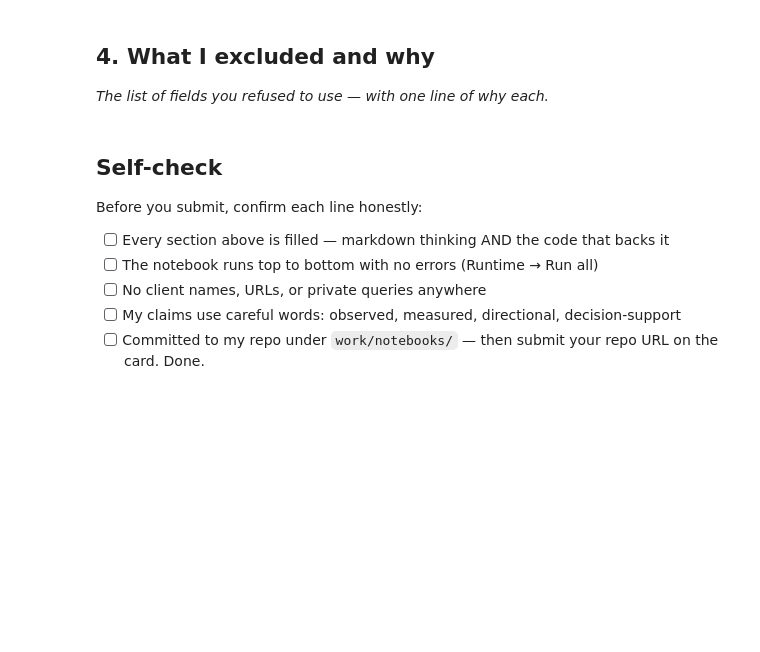
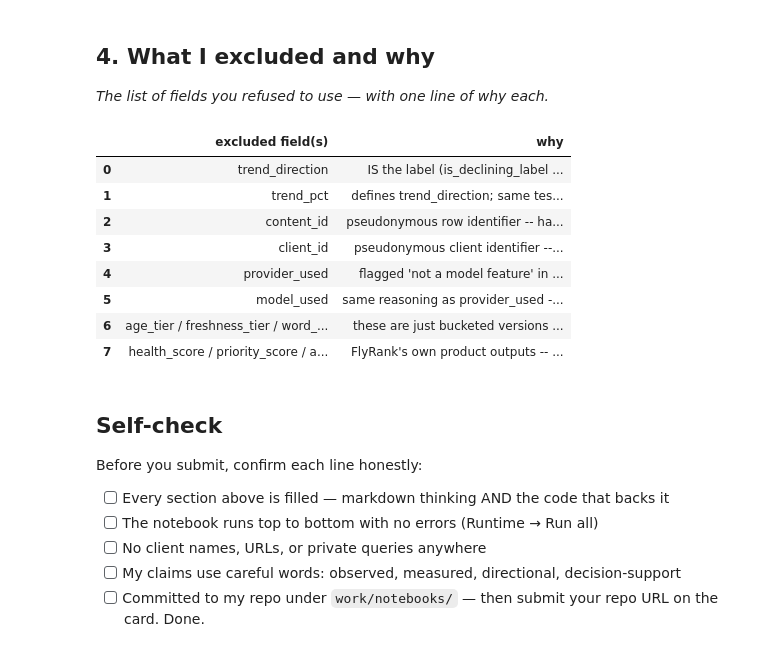
Before and after one commit to Mvdu12/ml-internship-starter, a Jupyter notebook: work/notebooks/w03_feature_leakage_check.ipynb, the cells around one changed output. Drawn from its saved outputs; the diff is of its cells as text; code cells hidden in the pictures; blank space fills up the shorter version.

```diff
--- a/work/notebooks/w03_feature_leakage_check.ipynb
+++ b/work/notebooks/w03_feature_leakage_check.ipynb
@@ -22,6 +204,30 @@ This skeleton is yours to fill. Work the sections **in order** — each one has
 ## 4. What I excluded and why
 
 *The list of fields you refused to use — with one line of why each.*
+# %%
+excluded = pd.DataFrame([
+    ("trend_direction",  "IS the label (is_declining_label = trend_direction == 'down'). Test above shows AUC -> 1.0 the instant it's included."),
+    ("trend_pct",        "defines trend_direction; same test above shows the identical AUC -> 1.0 collapse."),
+    ("content_id",       "pseudonymous row identifier -- has no predictive meaning, only usable for joins."),
+    ("client_id",        "pseudonymous client identifier -- used only for the grouped split (Section 3 / Test 4), never as a model input."),
+    ("provider_used",    "flagged 'not a model feature' in the data dictionary -- which LLM wrote the page describes production process, not content quality or decline risk."),
+    ("model_used",       "same reasoning as provider_used -- production metadata, not a content signal."),
+    ("age_tier / freshness_tier / word_count_tier / char_count_tier / impression_tier / position_tier", "these are just bucketed versions of numeric columns already in X (content_age_days, days_since_last_update, word_count, char_count, impressions_90d, avg_position) -- including both would double-count the same information."),
+    ("health_score / priority_score / action_type / refresh flags", "FlyRank's own product outputs -- not present in this starter CSV, and would be circular (decision-derived, leakage taxonomy #3) if they ever showed up in the warehouse release."),
+], columns=["excluded field(s)", "why"])
+
+pd.set_option("display.max_colwidth", None)
+excluded
+# %% [output]
+|  | excluded field(s) | why |
+| 0 | trend_direction | IS the label (is_declining_label ... |
+| 1 | trend_pct | defines trend_direction; same tes... |
+| 2 | content_id | pseudonymous row identifier -- ha... |
+| 3 | client_id | pseudonymous client identifier --... |
+| 4 | provider_used | flagged 'not a model feature' in ... |
+| 5 | model_used | same reasoning as provider_used -... |
+| 6 | age_tier / freshness_tier / word_... | these are just bucketed versions ... |
+| 7 | health_score / priority_score / a... | FlyRank's own product outputs -- ... |
 # %% [markdown]
 ## Self-check
 
```
Also changed, not shown: parts of 3 cells of this notebook.
